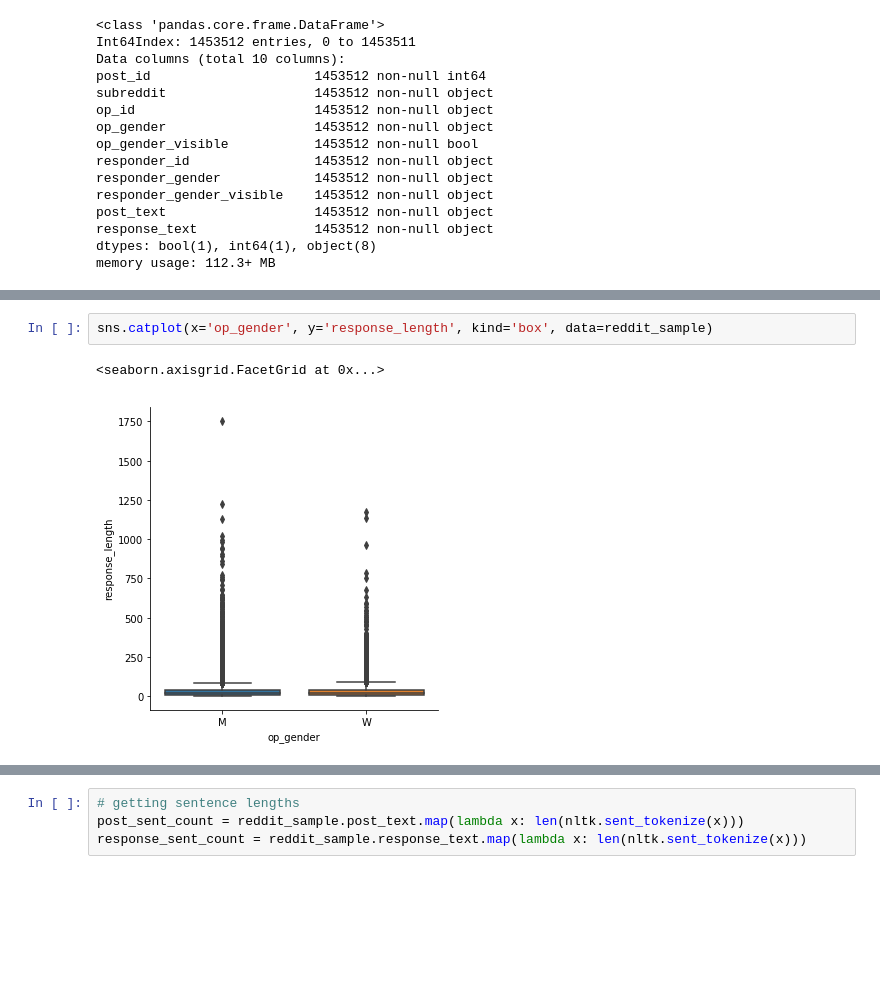
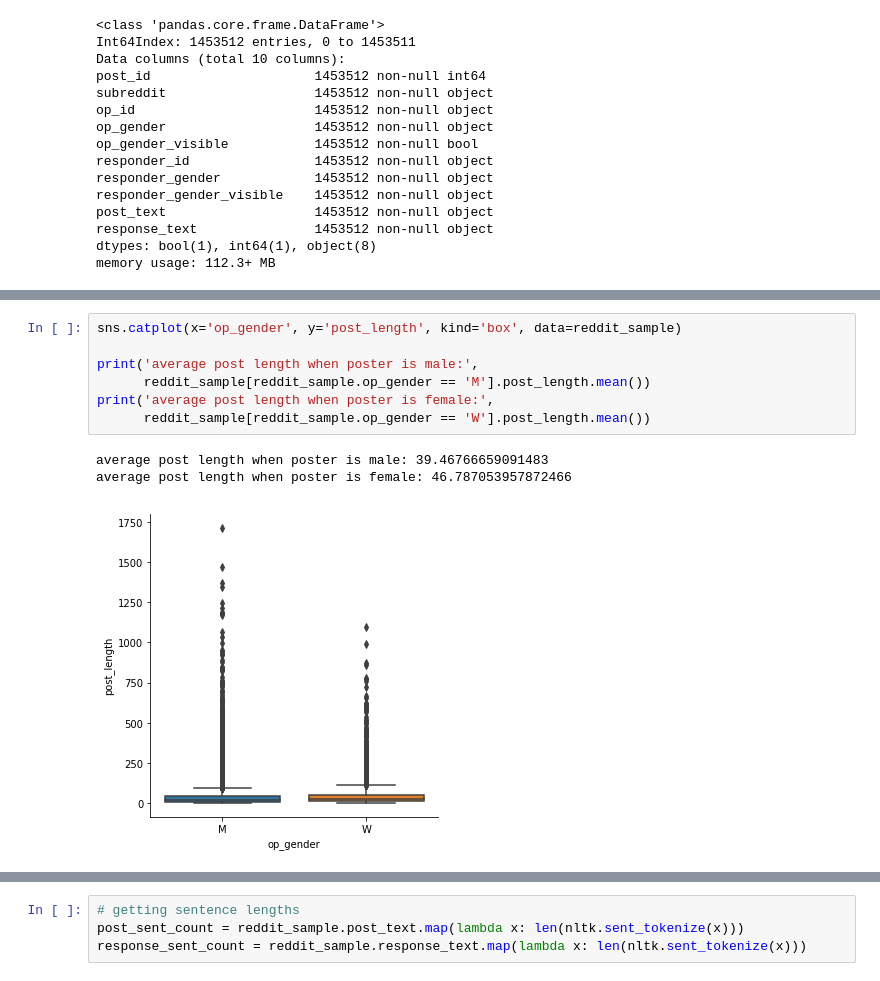
Before and after one commit to Data-Science-for-Linguists-2019/Gendered-Interaction-Online, a Jupyter notebook: exploratory_data_analysis/main_analysis.ipynb, the cells around one changed output, grey strips where cells are left out. Saved outputs shown, nothing was run; the diff lists cells and outputs as text; blank space fills up the shorter version.

Commit message:
more gender x gender

```diff
--- a/exploratory_data_analysis/main_analysis.ipynb
+++ b/exploratory_data_analysis/main_analysis.ipynb
@@ -776,5 +777,11 @@ sns.catplot(x='op_gender', y='post_length', kind='box', data=reddit_sample)
-# %%
-sns.catplot(x='op_gender', y='response_length', kind='box', data=reddit_sample)
-# %% [output]
-<seaborn.axisgrid.FacetGrid at 0x...>
-[figure, removed]
+# %%
+sns.catplot(x='op_gender', y='post_length', kind='box', data=reddit_sample)
+
+print('average post length when poster is male:',
+      reddit_sample[reddit_sample.op_gender == 'M'].post_length.mean())
+print('average post length when poster is female:',
+      reddit_sample[reddit_sample.op_gender == 'W'].post_length.mean())
+# %% [output]
+average post length when poster is male: 39.46766659091483
+average post length when poster is female: 46.787053957872466
+[figure, added]
```
Also changed, not shown: parts of 15 cells of this notebook.
